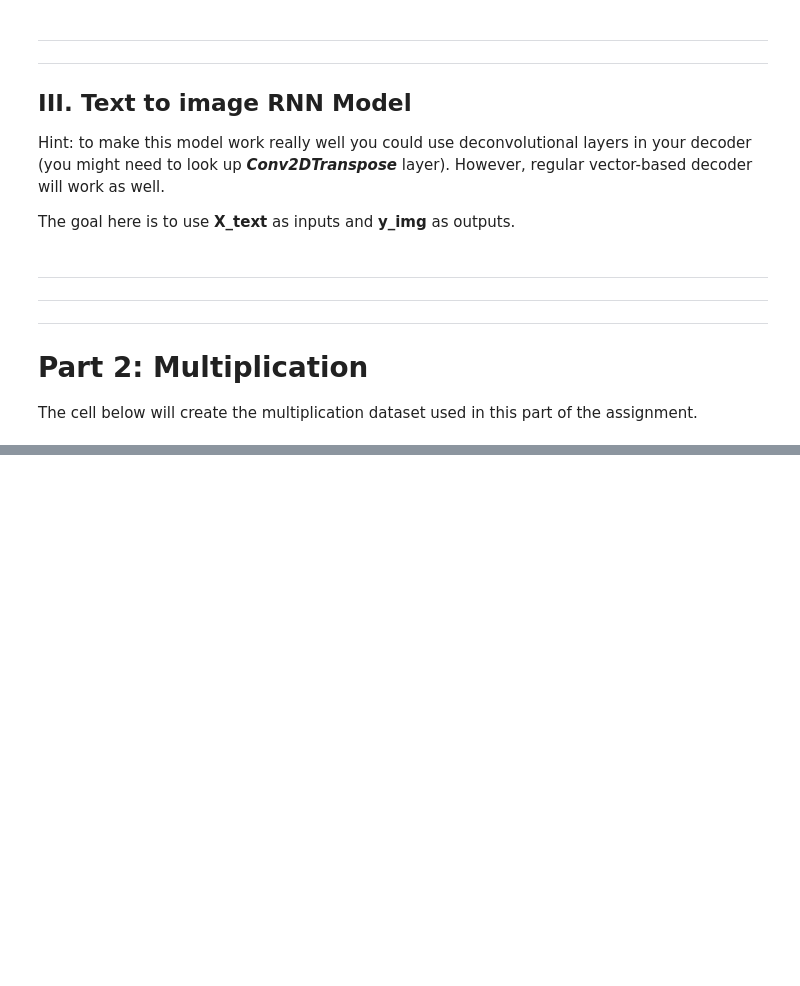
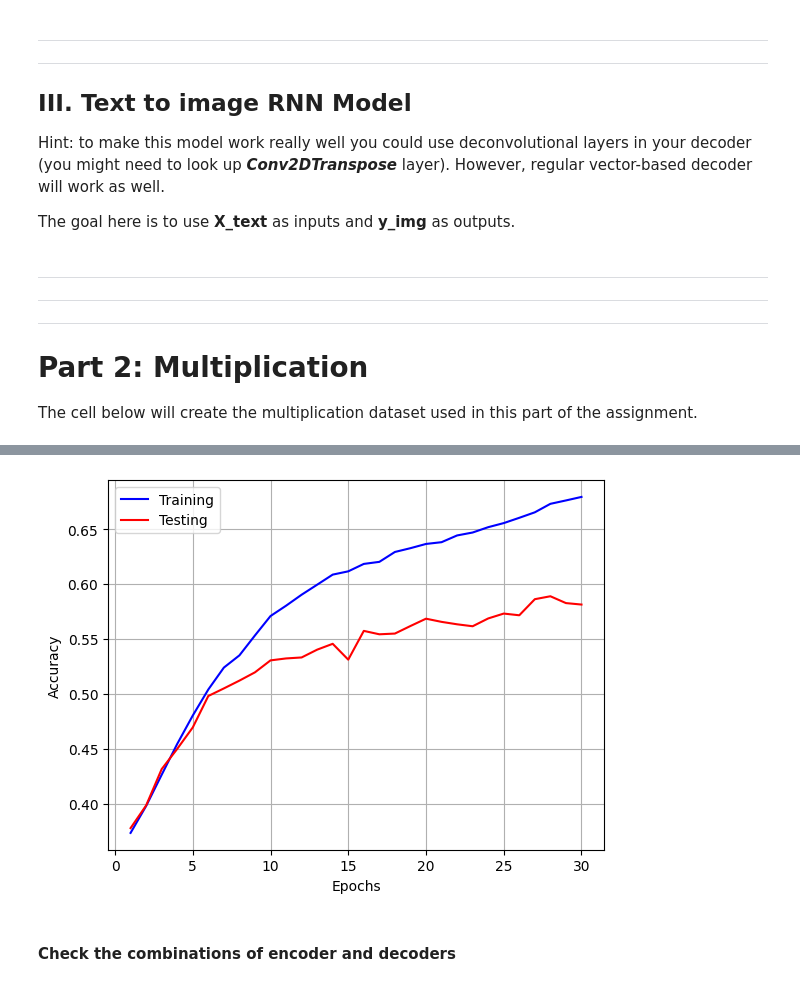
Before and after one commit to Spijkerberg/IDL-A2, a Jupyter notebook: individual_solns/A2_RNNs_colin.ipynb, the cells around one changed output, grey strips where cells are left out. Drawn from its saved outputs; the diff is of its cells as text; code cells hidden in the pictures; blank space fills up the shorter version.

```diff
--- a/individual_solns/A2_RNNs_colin.ipynb
+++ b/individual_solns/A2_RNNs_colin.ipynb
@@ -942,0 +1318,10 @@ X_text: "91*25" = y_text: "2275 "
+# %%
+## Your code
+
+split = 0.9
+X_train, X_test, y_train, y_test = train_test_split(X_img_mult, y_text_onehot_mult, train_size=split)
+with strategy.scope():
+  model = build_img2text_model(show_summary=False, num_encode_layers=3, num_decode_layers=1, learning_rate=0.001, max_answer_length=5)
+  model.fit(X_train,y_train,batch_size=32,validation_split=0.1,epochs=50)
+  print("Result:")
+  model.evaluate(X_test,y_test)
@@ -942,0 +1428,5 @@ X_text: "91*25" = y_text: "2275 "
+# %%
+result_hyperparam_multiplication = split_test_multiplication(splits = [0.25, 0.5, 0.75, 0.9],
+                                                            test_hyperparams=True,
+                                                            batch_sizes = [32, 64, 128],
+                                                            epochs = [10, 20, 30])
@@ -942,0 +1451,3 @@ X_text: "91*25" = y_text: "2275 "
+# %%
+top5_mult, best_mult = find_top_5(result_hyperparam_multiplication)
+print(top5_mult, "\nBest model:", best_mult)
@@ -942,0 +1457,6 @@ X_text: "91*25" = y_text: "2275 "
+# %%
+# Create a DataFrame
+df = pd.DataFrame(top5_mult, columns=['training accuracy per epoch', 'testing accuracy per epoch', 'hyperparameters'])
+
+# Display the DataFrame
+print(df)
@@ -942,0 +1513,12 @@ X_text: "91*25" = y_text: "2275 "
+# %%
+plt.plot(np.arange(1, 30+1), df.iloc[0][0], label='Training', color='blue')
+plt.plot(np.arange(1, 30+1), df.iloc[0][1], label='Testing', color='red')
+plt.grid()
+plt.ylabel("Accuracy")
+plt.xlabel("Epochs")
+plt.legend()
+plt.show()
+# %% [output]
+[figure, added]
+# %% [markdown]
+#### Check the combinations of encoder and decoders
```
Also changed, not shown: parts of 48 cells of this notebook.
